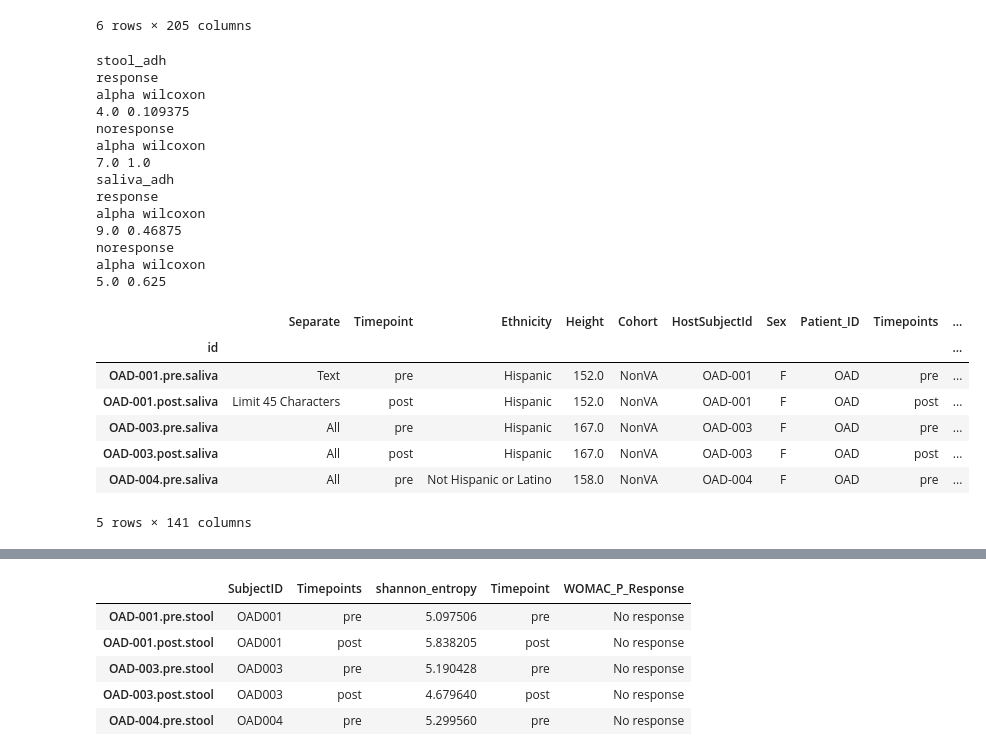
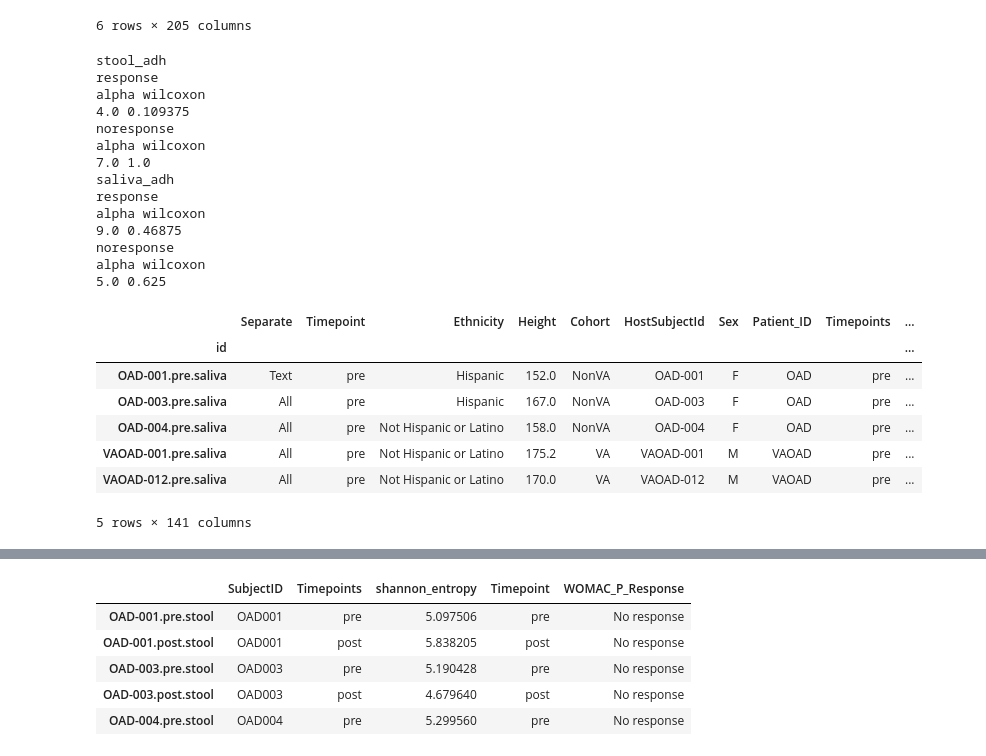
Before and after one commit to kbpi314/oa, a Jupyter notebook: code/oa_v4.ipynb, the cells around one changed output, grey strips where cells are left out. Cells and saved outputs as stored; diff of their text form; code cells hidden in the pictures.

```diff
--- a/code/oa_v4.ipynb
+++ b/code/oa_v4.ipynb
@@ -741,38 +741,38 @@ for g in g_test: #subgroups:
         df = pd.concat([df_pre, df_post])
         ax = sns.swarmplot(data=df, x='Timepoint', y='shannon_entropy', hue='Timepoint', palette=['b','r'], orient='v')
         for (x0, y0), (x1, y1) in zip(ax.collections[0].get_offsets(), ax.collections[1].get_offsets()):
             ax.plot([x0, x1], [y0, y1], color='black', ls=':', zorder=0)
         sns.boxplot(data=df, x='Timepoint', y='shannon_entropy', orient='v', hue='Timepoint', boxprops=dict(alpha=.3))
         sns.despine()
 
         plt.tight_layout()
         plt.savefig(path + 'outputs/jobs18/alpha_' + g + '_' + s + '.pdf')
         plt.close()
 
 
-df_a.head()
+df.head()
 # %% [output]
 stool_adh
 response
 alpha wilcoxon
 4.0 0.109375
 noresponse
 alpha wilcoxon
 7.0 1.0
 saliva_adh
 response
 alpha wilcoxon
 9.0 0.46875
 noresponse
 alpha wilcoxon
 5.0 0.625
 |  | Separate | Timepoint | Ethnicity | Height | Cohort | HostSubjectId | Sex | Patient_ID | Timepoints | ... |
 | id |  |  |  |  |  |  |  |  |  | ... |
 | OAD-001.pre.saliva | Text | pre | Hispanic | 152.0 | NonVA | OAD-001 | F | OAD | pre | ... |
-| OAD-001.post.saliva | Limit 45 Characters | post | Hispanic | 152.0 | NonVA | OAD-001 | F | OAD | post | ... |
 | OAD-003.pre.saliva | All | pre | Hispanic | 167.0 | NonVA | OAD-003 | F | OAD | pre | ... |
-| OAD-003.post.saliva | All | post | Hispanic | 167.0 | NonVA | OAD-003 | F | OAD | post | ... |
 | OAD-004.pre.saliva | All | pre | Not Hispanic or Latino | 158.0 | NonVA | OAD-004 | F | OAD | pre | ... |
+| VAOAD-001.pre.saliva | All | pre | Not Hispanic or Latino | 175.2 | VA | VAOAD-001 | M | VAOAD | pre | ... |
+| VAOAD-012.pre.saliva | All | pre | Not Hispanic or Latino | 170.0 | VA | VAOAD-012 | M | VAOAD | pre | ... |
 5 rows × 141 columns
 # %%
 # Alpha div paired
```
Also changed, not shown: parts of 83 cells of this notebook, 7 other files.
